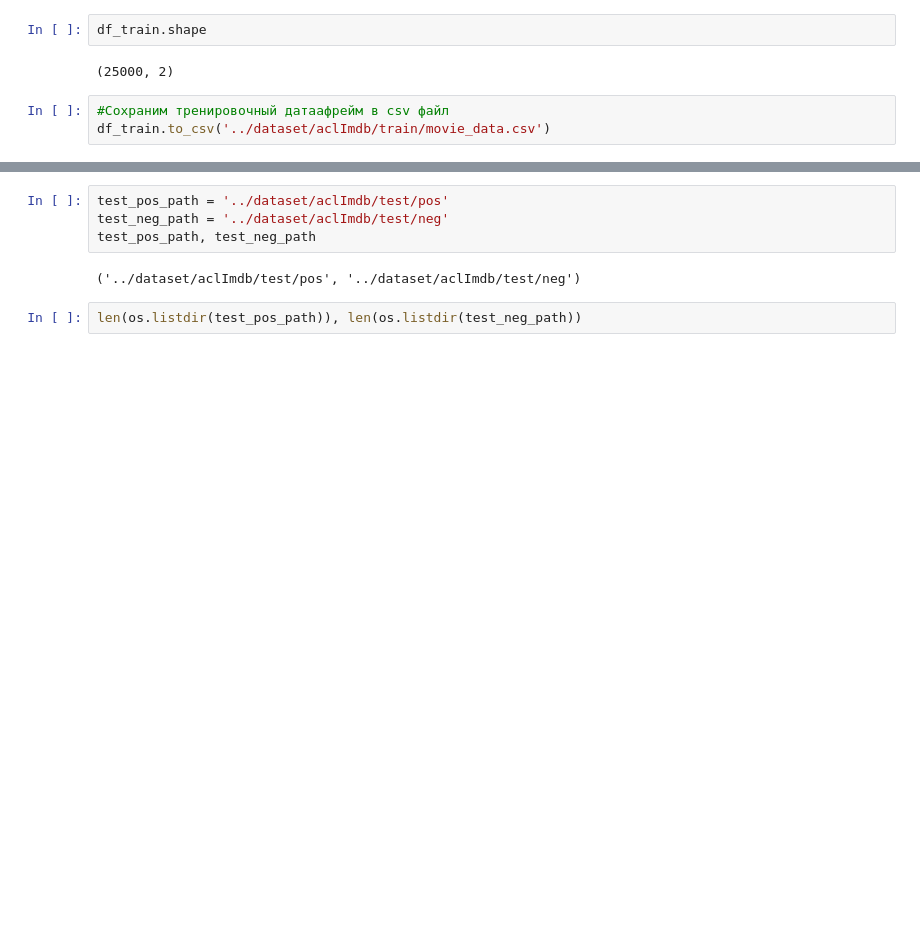
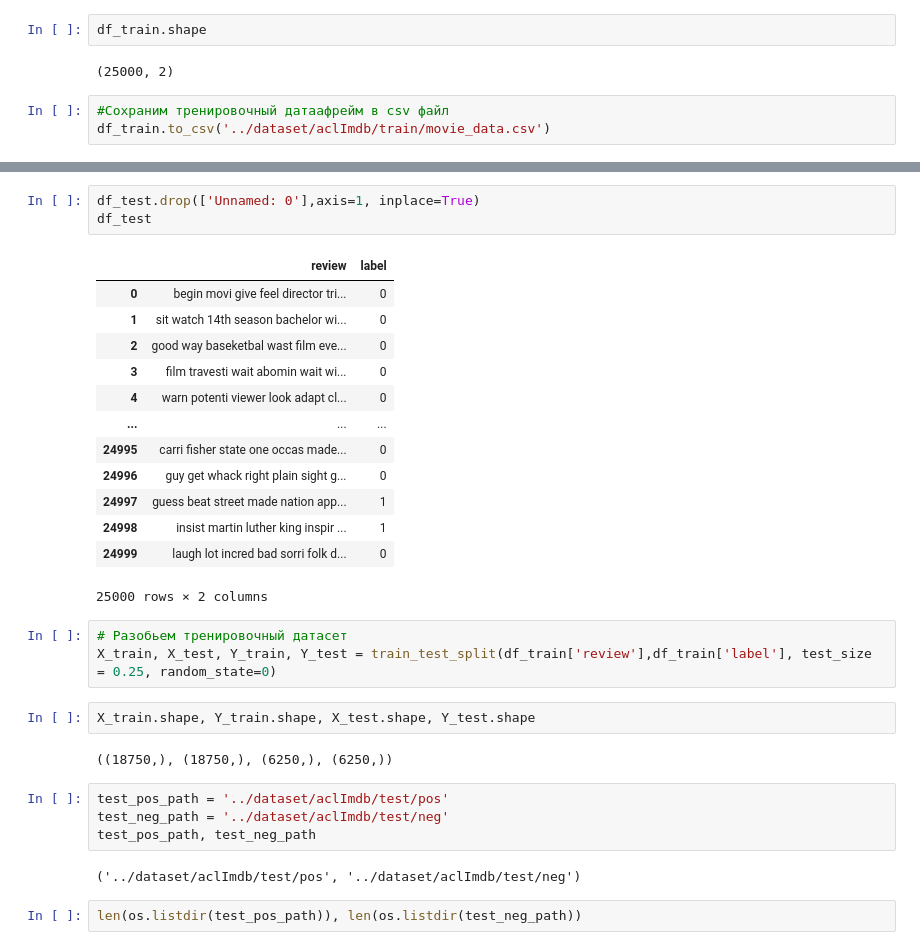
Before and after one commit to DmytryPan/CaseLabChallenge, a Jupyter notebook: Scripts/ClassificationIMDb.ipynb, the cells around one changed output, grey strips where cells are left out. Saved outputs shown, nothing was run; the diff lists cells and outputs as text; blank space fills up the shorter version.

```diff
--- a/Scripts/ClassificationIMDb.ipynb
+++ b/Scripts/ClassificationIMDb.ipynb
@@ -207,3 +244,27 @@ df_train.to_csv('../dataset/aclImdb/train/movie_data.csv')
+# %%
+df_test.drop(['Unnamed: 0'],axis=1, inplace=True)
+df_test
+# %% [output]
+|  | review | label |
+| 0 | begin movi give feel director tri... | 0 |
+| 1 | sit watch 14th season bachelor wi... | 0 |
+| 2 | good way baseketbal wast film eve... | 0 |
+| 3 | film travesti wait abomin wait wi... | 0 |
+| 4 | warn potenti viewer look adapt cl... | 0 |
+| ... | ... | ... |
+| 24995 | carri fisher state one occas made... | 0 |
+| 24996 | guy get whack right plain sight g... | 0 |
+| 24997 | guess beat street made nation app... | 1 |
+| 24998 | insist martin luther king inspir ... | 1 |
+| 24999 | laugh lot incred bad sorri folk d... | 0 |
+25000 rows × 2 columns
+# %%
+# Разобьем тренировочный датасет
+X_train, X_test, Y_train, Y_test = train_test_split(df_train['review'],df_train['label'], test_size = 0.25, random_state=0)
+# %%
+X_train.shape, Y_train.shape, X_test.shape, Y_test.shape
+# %% [output]
+((18750,), (18750,), (6250,), (6250,))
 # %%
 test_pos_path = '../dataset/aclImdb/test/pos'
 test_neg_path = '../dataset/aclImdb/test/neg'
```
Also changed, not shown: parts of 52 cells of this notebook, 1 other file.
